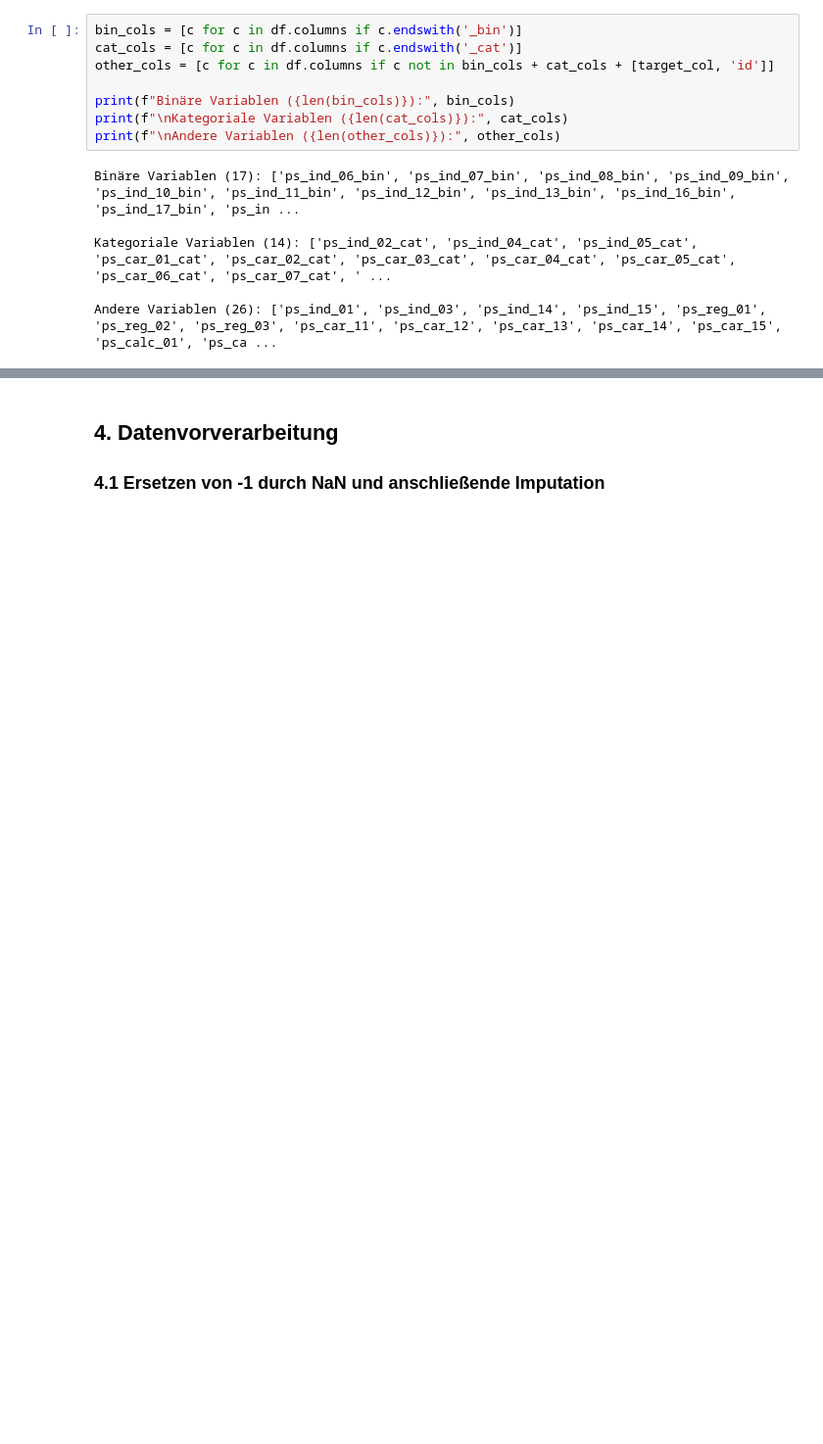
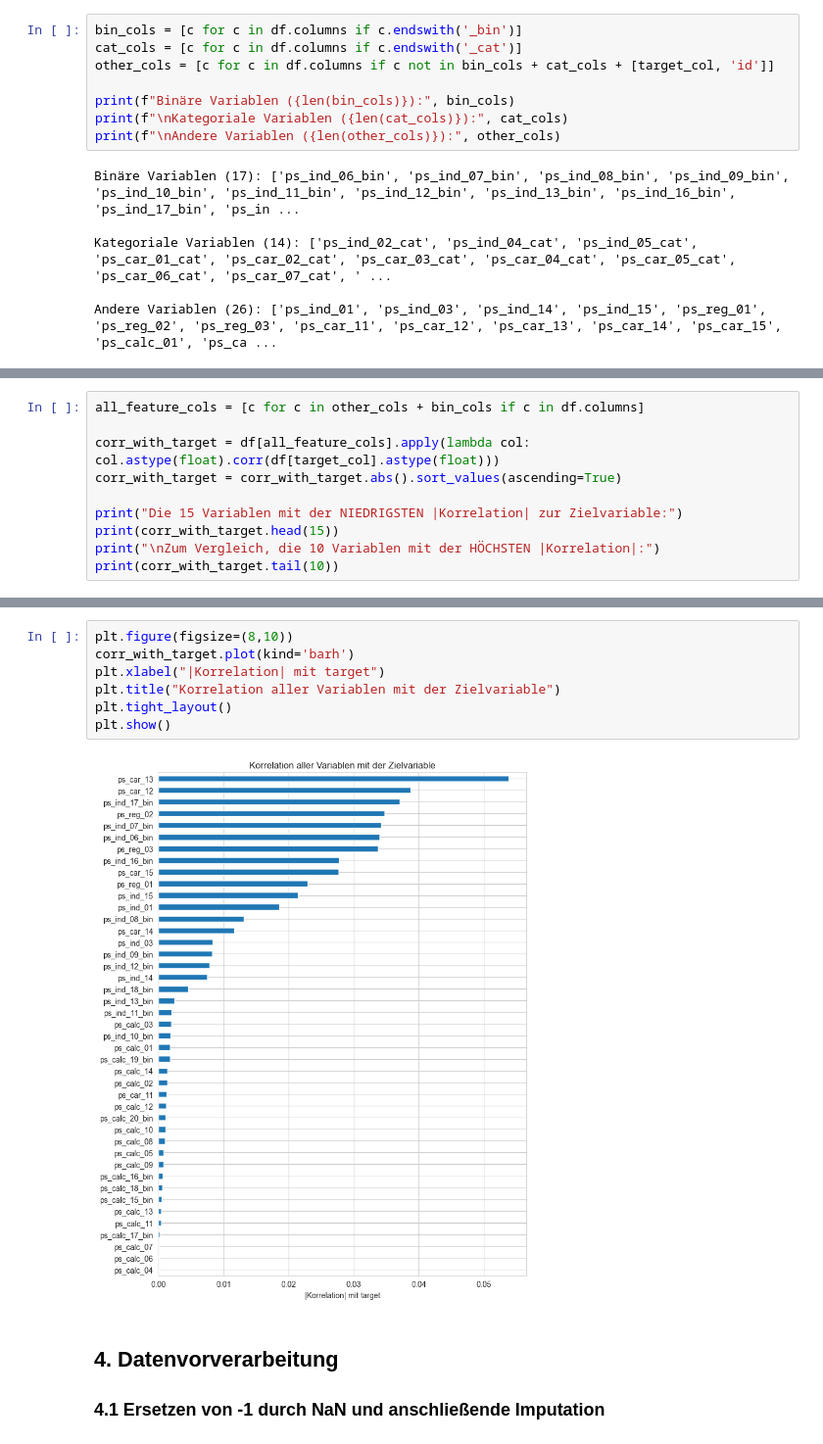
Before and after one commit to leyla-louache/porto-seguro-project, a Jupyter notebook: notebooks/02_Dangui_Klossouan.ipynb, the cells around one changed output, grey strips where cells are left out. Shown at 98% size. Saved outputs shown, nothing was run; the diff lists cells and outputs as text; blank space fills up the shorter version.

```diff
--- a/notebooks/02_Dangui_Klossouan.ipynb
+++ b/notebooks/02_Dangui_Klossouan.ipynb
@@ -146,0 +146,10 @@ Andere Variablen (26): ['ps_ind_01', 'ps_ind_03', 'ps_ind_14', 'ps_ind_15', 'ps_
+# %%
+all_feature_cols = [c for c in other_cols + bin_cols if c in df.columns]
+
+corr_with_target = df[all_feature_cols].apply(lambda col: col.astype(float).corr(df[target_col].astype(float)))
+corr_with_target = corr_with_target.abs().sort_values(ascending=True)
+
+print("Die 15 Variablen mit der NIEDRIGSTEN |Korrelation| zur Zielvariable:")
+print(corr_with_target.head(15))
+print("\nZum Vergleich, die 10 Variablen mit der HÖCHSTEN |Korrelation|:")
+print(corr_with_target.tail(10))
@@ -147,3 +174,12 @@ Andere Variablen (26): ['ps_ind_01', 'ps_ind_03', 'ps_ind_14', 'ps_ind_15', 'ps_
+# %%
+plt.figure(figsize=(8,10))
+corr_with_target.plot(kind='barh')
+plt.xlabel("|Korrelation| mit target")
+plt.title("Korrelation aller Variablen mit der Zielvariable")
+plt.tight_layout()
+plt.show()
+# %% [output]
+[figure, added]
 # %% [markdown]
 ## 4. Datenvorverarbeitung
 
```
Also changed, not shown: parts of 36 cells of this notebook.
